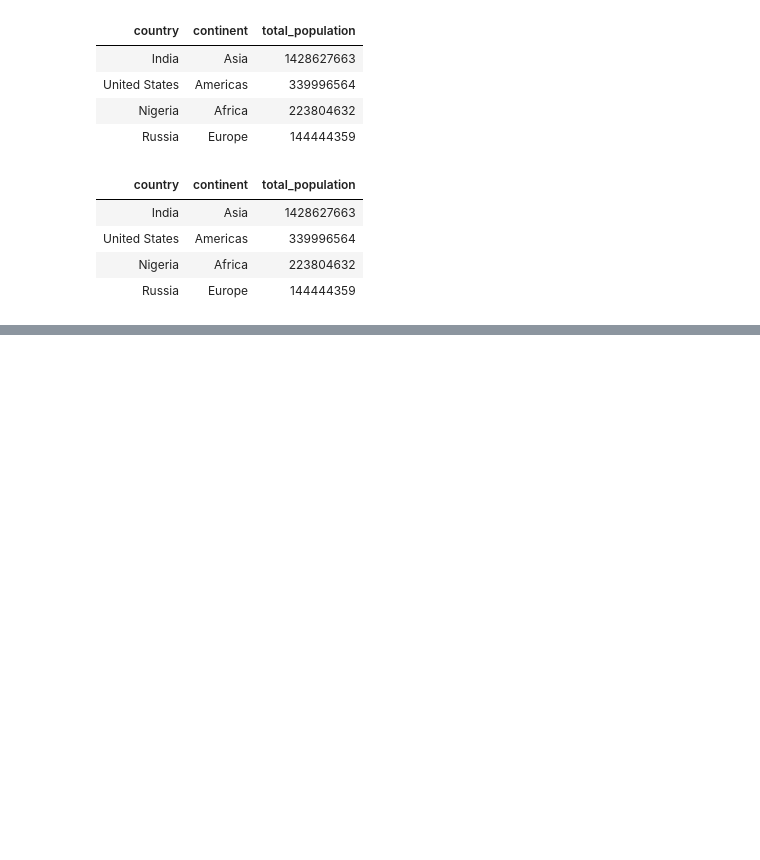
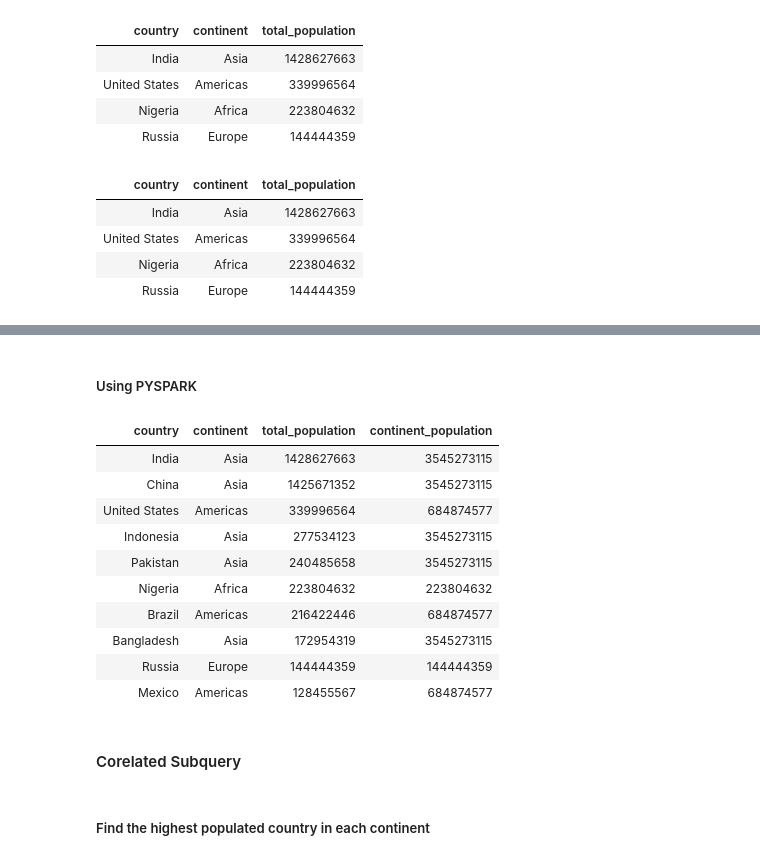
Before and after one commit to Rupam-1/SQL-Pyspark_Study, a Jupyter notebook: 06. Subqueries.ipynb, the cells around one changed output, grey strips where cells are left out. Saved outputs shown, nothing was run; the diff lists cells and outputs as text; code cells hidden in the pictures; blank space fills up the shorter version.

```diff
--- a/06. Subqueries.ipynb
+++ b/06. Subqueries.ipynb
@@ -177,0 +245,29 @@ result.display()
+# %% [markdown]
+##### Using PYSPARK
+# %%
+# Add an additional column to the result set of population table to include the total population of the continent
+
+from pyspark.sql.window import Window
+from pyspark.sql.functions import col, sum
+
+w = Window.partitionBy(col("continent"))
+population_df.withColumn(
+    "continent_population",
+    sum(col("total_population")).over(w)
+).display()
+# %% [output]
+| country | continent | total_population | continent_population |
+| India | Asia | 1428627663 | 3545273115 |
+| China | Asia | 1425671352 | 3545273115 |
+| United States | Americas | 339996564 | 684874577 |
+| Indonesia | Asia | 277534123 | 3545273115 |
+| Pakistan | Asia | 240485658 | 3545273115 |
+| Nigeria | Africa | 223804632 | 223804632 |
+| Brazil | Americas | 216422446 | 684874577 |
+| Bangladesh | Asia | 172954319 | 3545273115 |
+| Russia | Europe | 144444359 | 144444359 |
+| Mexico | Americas | 128455567 | 684874577 |
+# %% [markdown]
+#### Corelated Subquery
+# %% [markdown]
+##### Find the highest populated country in each continent
```
Also changed, not shown: parts of 22 cells of this notebook.
